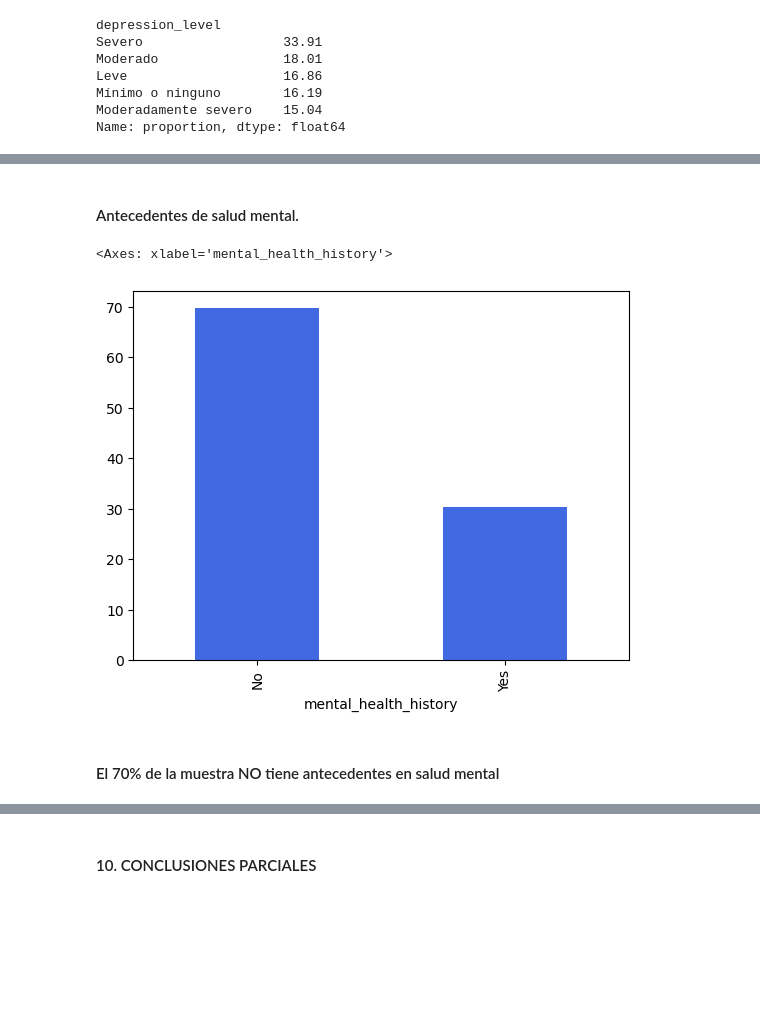
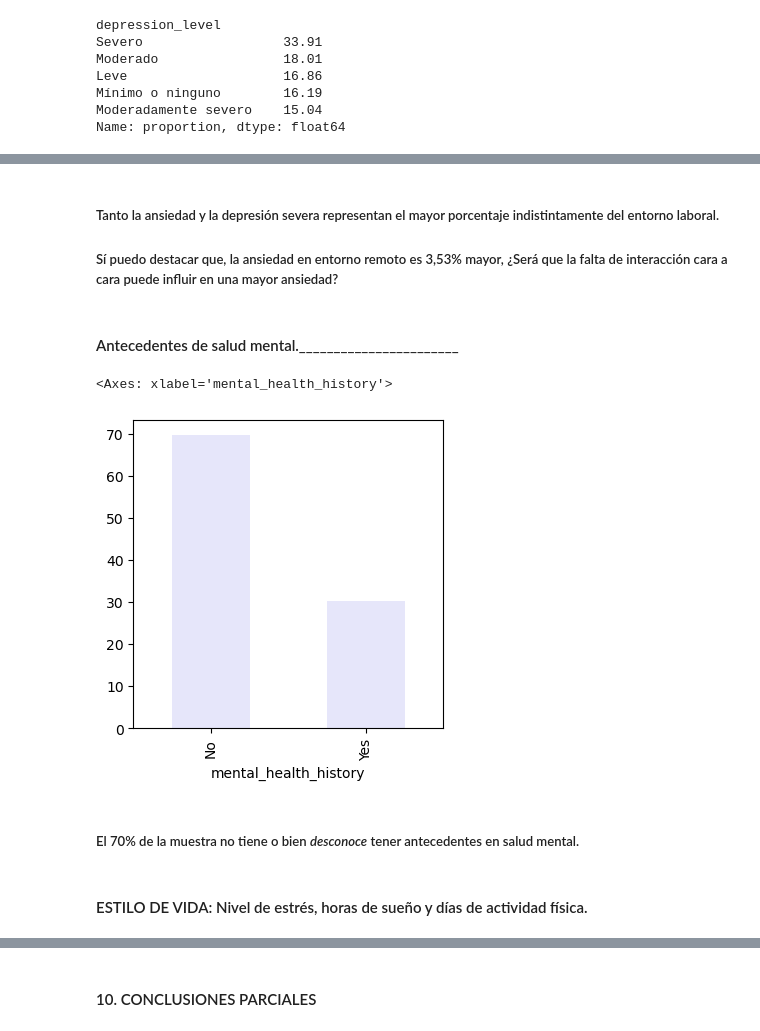
Before and after one commit to MEugenia96/analisis-saludmental, a Jupyter notebook: Proyecto_MentalHealth.ipynb, the cells around one changed output, grey strips where cells are left out. Saved outputs shown, nothing was run; the diff lists cells and outputs as text; code cells hidden in the pictures; blank space fills up the shorter version.

Commit message:
Análisis sobre situación laboral y entorno

```diff
--- a/Proyecto_MentalHealth.ipynb
+++ b/Proyecto_MentalHealth.ipynb
@@ -564,9 +631,13 @@ Name: proportion, dtype: float64
+# %% [markdown]
+##### Tanto la ansiedad y la depresión severa representan el mayor porcentaje indistintamente del entorno laboral.
+##### Sí puedo destacar que, la ansiedad en entorno remoto es 3,53% mayor, ¿Será que la falta de interacción cara a cara puede influir en una mayor ansiedad?
 # %% [markdown]
-#### Antecedentes de salud mental.
+#### Antecedentes de salud mental._______________________
 # %%
-(df['mental_health_history'].value_counts(normalize = True)*100).plot(kind= 'bar', color = 'royalblue')
+plt.figure(figsize=(4,4))
+(df['mental_health_history'].value_counts(normalize = True)*100).plot(kind= 'bar', color = 'lavender')
 # %% [output]
 <Axes: xlabel='mental_health_history'>
-[figure, old version]
+[figure, new version]
 # %% [markdown]
-#### El 70% de la muestra NO tiene antecedentes en salud mental
+##### El 70% de la muestra no tiene o bien _desconoce_ tener antecedentes en salud mental.
@@ -578 +644,3 @@ anxydep = filtro7['anxiety_level'].count()
+# %% [markdown]
+#### ESTILO DE VIDA: Nivel de estrés, horas de sueño y días de actividad física.
 # %%
```
Also changed, not shown: parts of 38 cells of this notebook.
